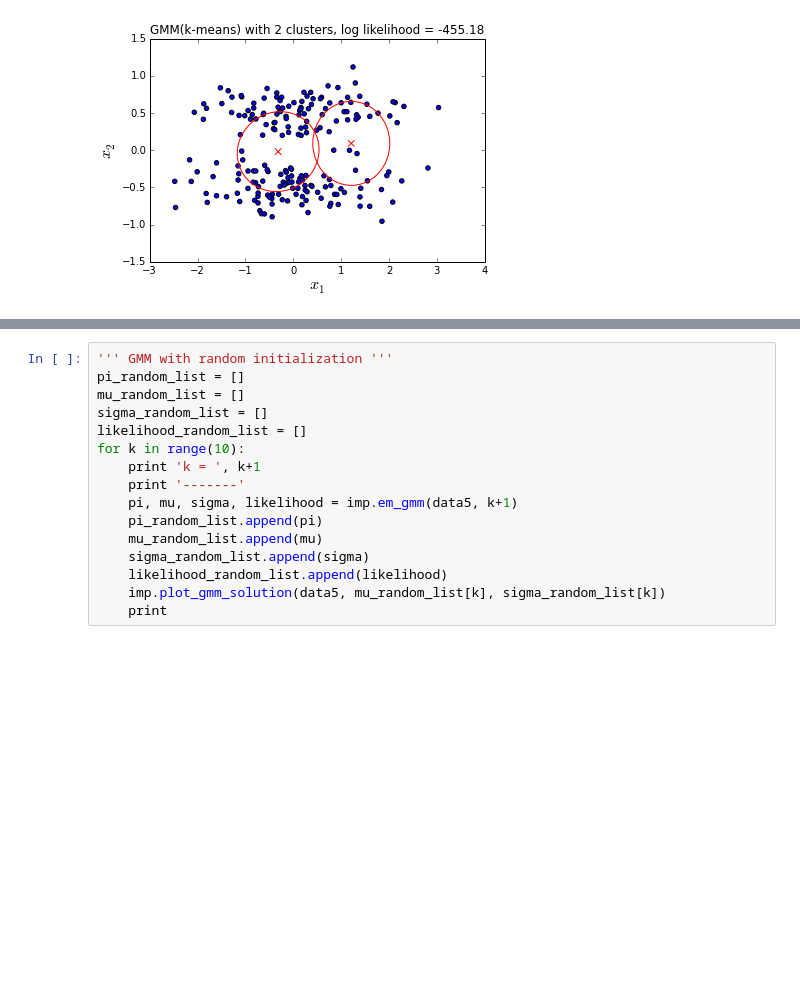
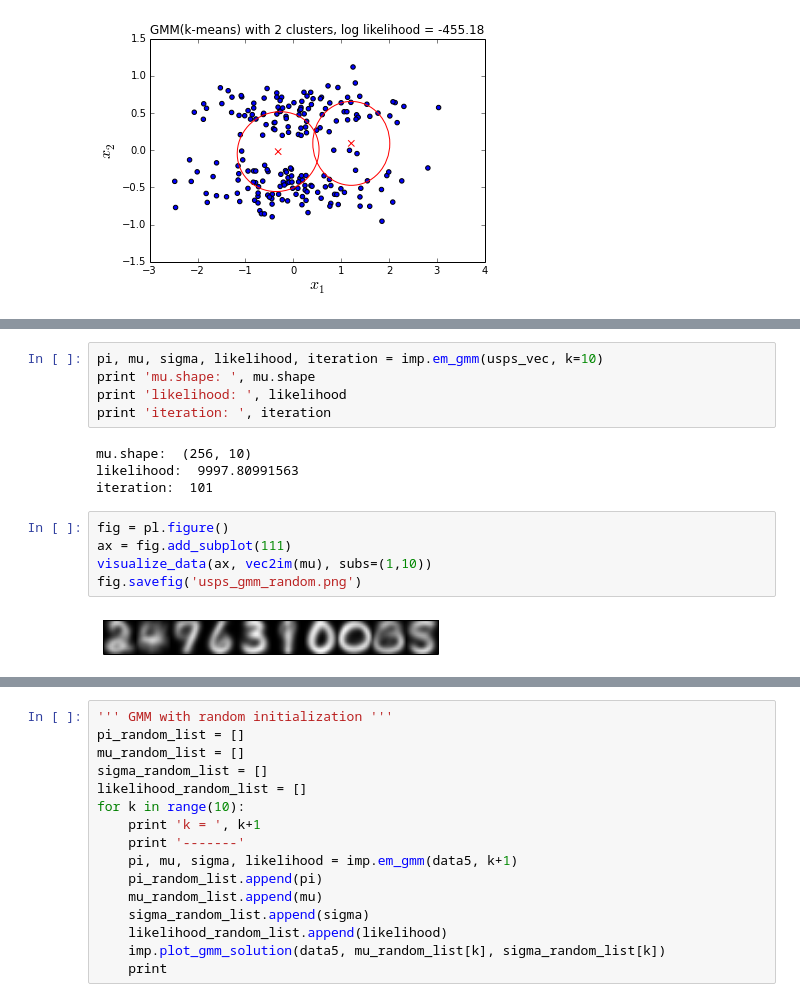
Before and after one commit to philjjoon/Lab-MachineLearning, a Jupyter notebook: ProblemSet-02/ps2_stubs_and_tests/ps2_application.ipynb, the cells around one changed output, grey strips where cells are left out. Saved outputs shown, nothing was run; the diff lists cells and outputs as text; blank space fills up the shorter version.

```diff
--- a/ProblemSet-02/ps2_stubs_and_tests/ps2_application.ipynb
+++ b/ProblemSet-02/ps2_stubs_and_tests/ps2_application.ipynb
@@ -428,0 +548,16 @@ pl.get_backend(
+# %%
+pi, mu, sigma, likelihood, iteration = imp.em_gmm(usps_vec, k=10)
+print 'mu.shape: ', mu.shape
+print 'likelihood: ', likelihood
+print 'iteration: ', iteration
+# %% [output]
+mu.shape:  (256, 10)
+likelihood:  9997.80991563
+iteration:  101
+# %%
+fig = pl.figure()
+ax = fig.add_subplot(111)
+visualize_data(ax, vec2im(mu), subs=(1,10))
+fig.savefig('usps_gmm_random.png')
+# %% [output]
+[figure, added]
```
Also changed, not shown: parts of 15 cells of this notebook, 33 other files.
